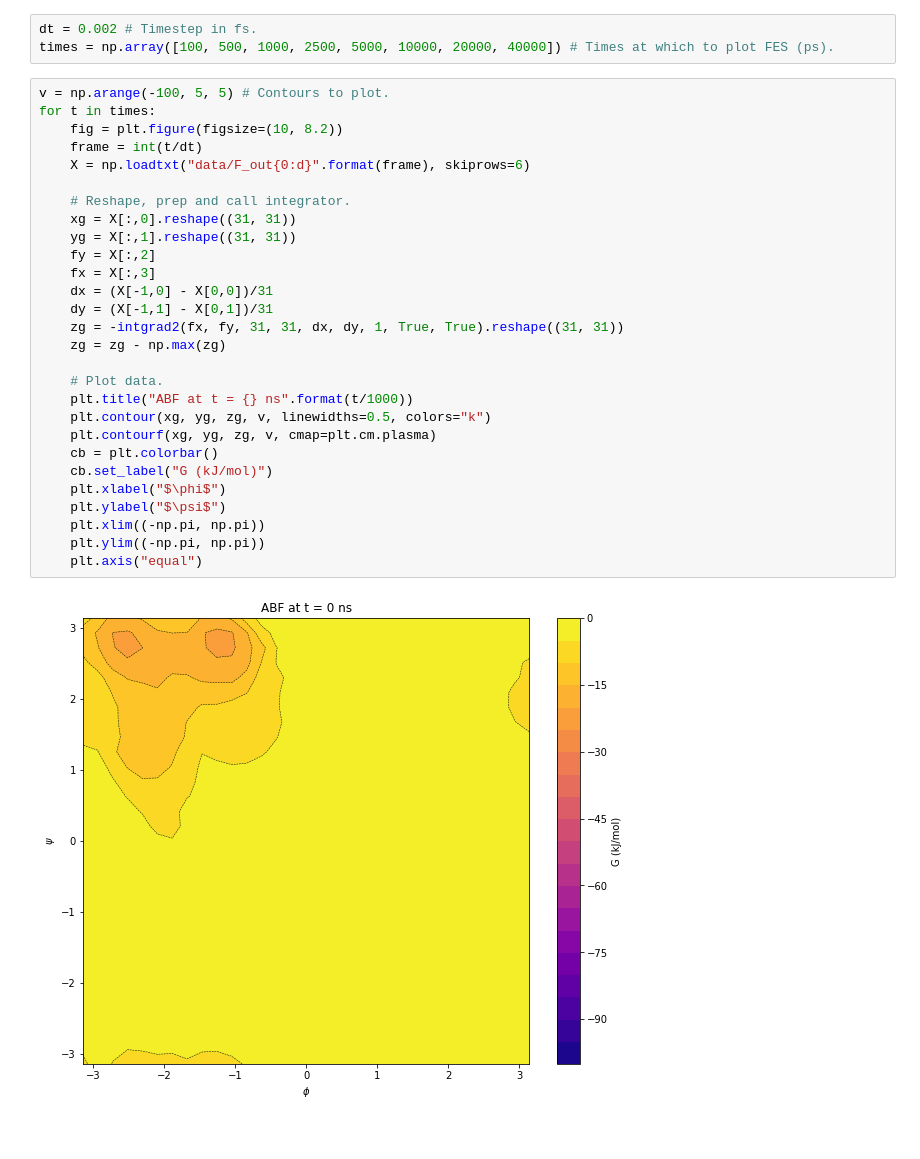
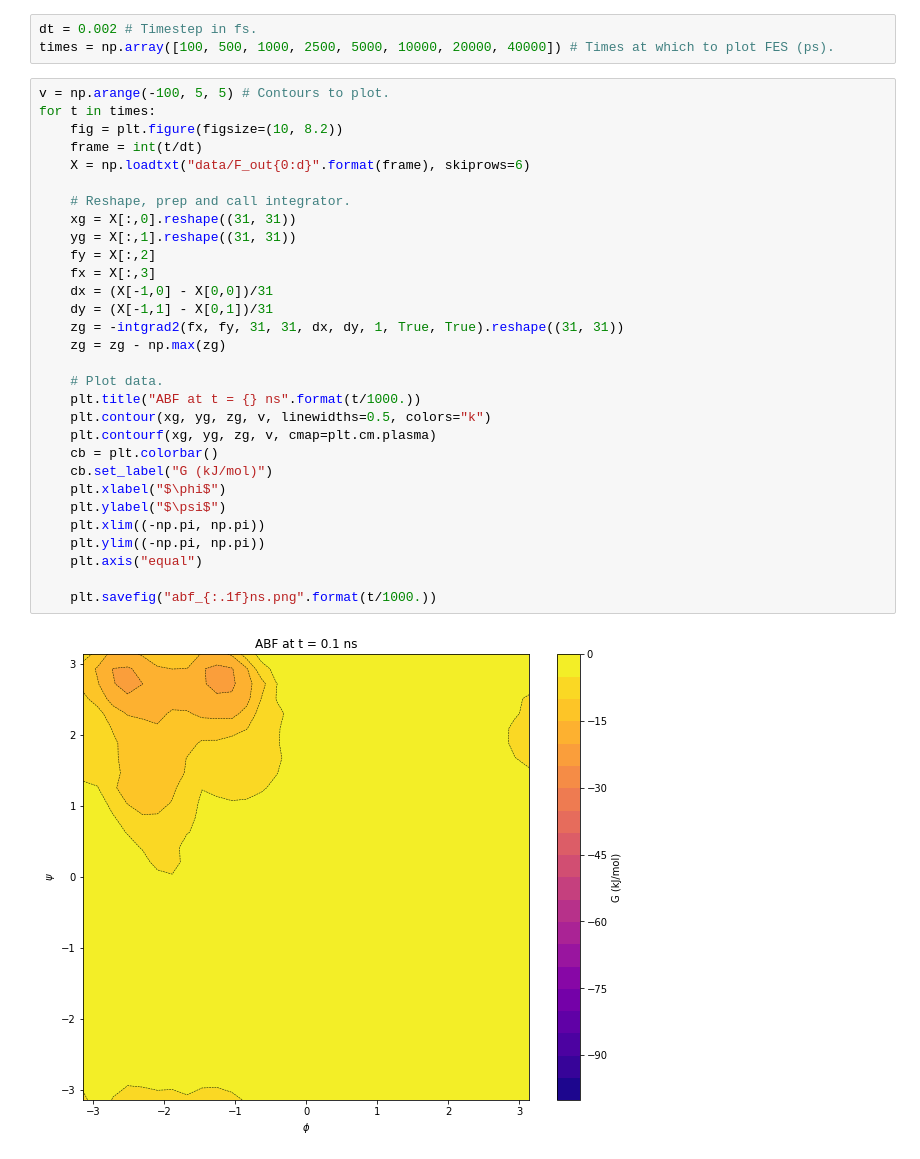
Before and after one commit to hsidky/ann_sampling, a Jupyter notebook: alanine_dipeptide/abf/abf_plot_data.ipynb, the cells around one changed output. Cells and saved outputs as stored; diff of their text form.

```diff
--- a/alanine_dipeptide/abf/abf_plot_data.ipynb
+++ b/alanine_dipeptide/abf/abf_plot_data.ipynb
@@ -117,30 +117,32 @@ times = np.array([100, 500, 1000, 2500, 5000, 10000, 20000, 40000]) # Times at w
 # %%
 v = np.arange(-100, 5, 5) # Contours to plot.
 for t in times:
     fig = plt.figure(figsize=(10, 8.2))
     frame = int(t/dt)
     X = np.loadtxt("data/F_out{0:d}".format(frame), skiprows=6)
 
     # Reshape, prep and call integrator.
     xg = X[:,0].reshape((31, 31))
     yg = X[:,1].reshape((31, 31))
     fy = X[:,2]
     fx = X[:,3]
     dx = (X[-1,0] - X[0,0])/31
     dy = (X[-1,1] - X[0,1])/31
     zg = -intgrad2(fx, fy, 31, 31, dx, dy, 1, True, True).reshape((31, 31))
     zg = zg - np.max(zg)
 
     # Plot data.
-    plt.title("ABF at t = {} ns".format(t/1000))
+    plt.title("ABF at t = {} ns".format(t/1000.))
     plt.contour(xg, yg, zg, v, linewidths=0.5, colors="k")
     plt.contourf(xg, yg, zg, v, cmap=plt.cm.plasma)
     cb = plt.colorbar()
     cb.set_label("G (kJ/mol)")
     plt.xlabel("$\phi$")
     plt.ylabel("$\psi$")
     plt.xlim((-np.pi, np.pi))
     plt.ylim((-np.pi, np.pi))
     plt.axis("equal")
+
+    plt.savefig("abf_{:.1f}ns.png".format(t/1000.))
 # %% [output]
-[figure, old version]
+[figure, new version]
```
Also changed, not shown: parts of 1 cell of this notebook, 2 other files.
